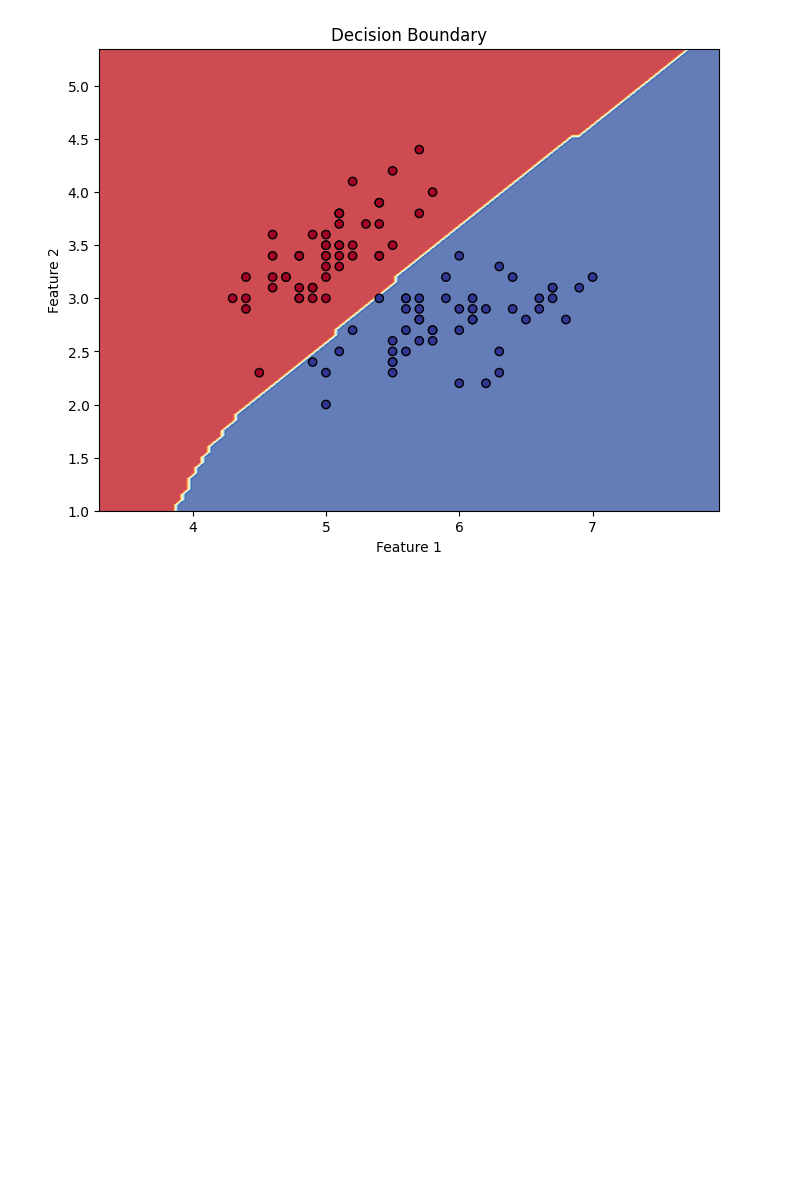
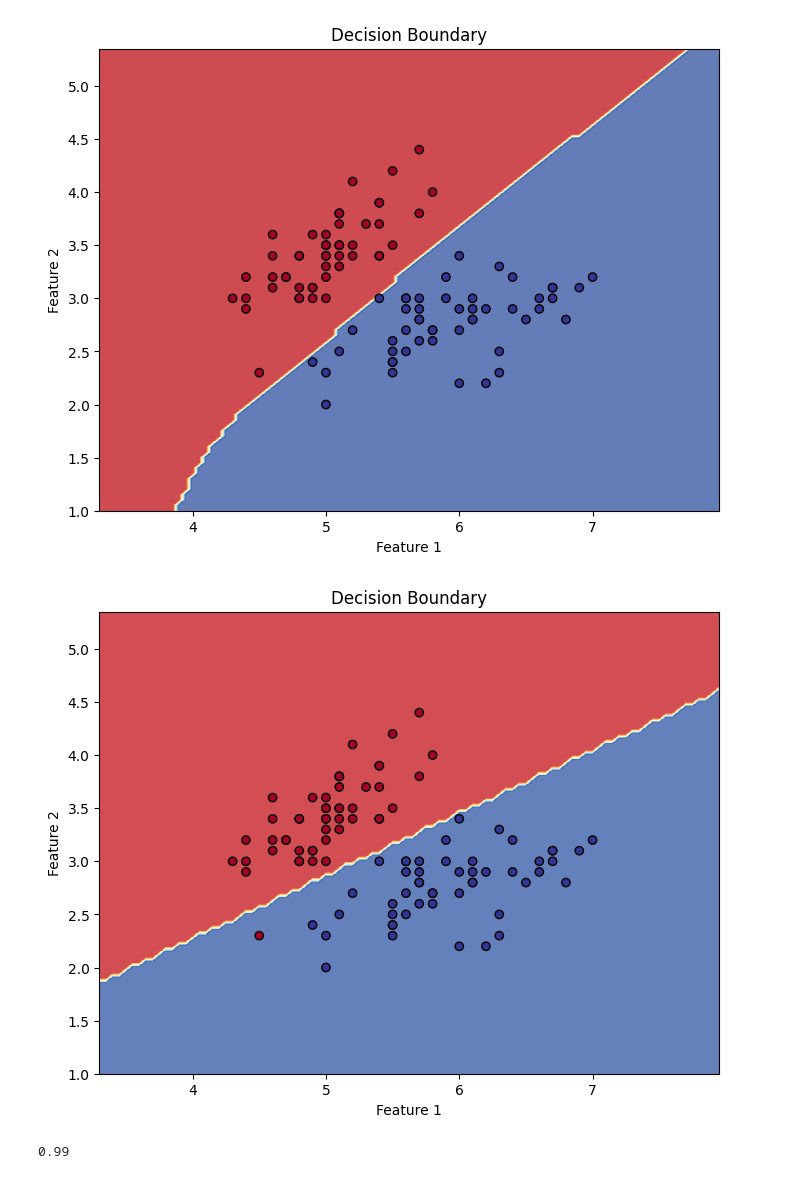
Before and after one commit to Elgnida/basic_ml_algorithms, a Jupyter notebook: iris_classification.ipynb, the cells around one changed output. Cells and saved outputs as stored; diff of their text form; code cells hidden in the pictures; blank space fills up the shorter version.

```diff
--- a/iris_classification.ipynb
+++ b/iris_classification.ipynb
@@ -51,3 +52,13 @@ p_window.fit(X_train, y_train)
 plot_decision_boundary(p_window, X_train, y_train)
 # %% [output]
 [figure]
+# %%
+model = Logistic_Regression()
+y_train = np.where(y_train == -1, 0, 1)
+model.fit(X_train, y_train)
+preds = model.predict(X_train)
+plot_decision_boundary(model, X_train, y_train)
+accuracy_score(y_train, preds)
+# %% [output]
+[figure, added]
+0.99
```
Also changed, not shown: parts of 4 cells of this notebook.
